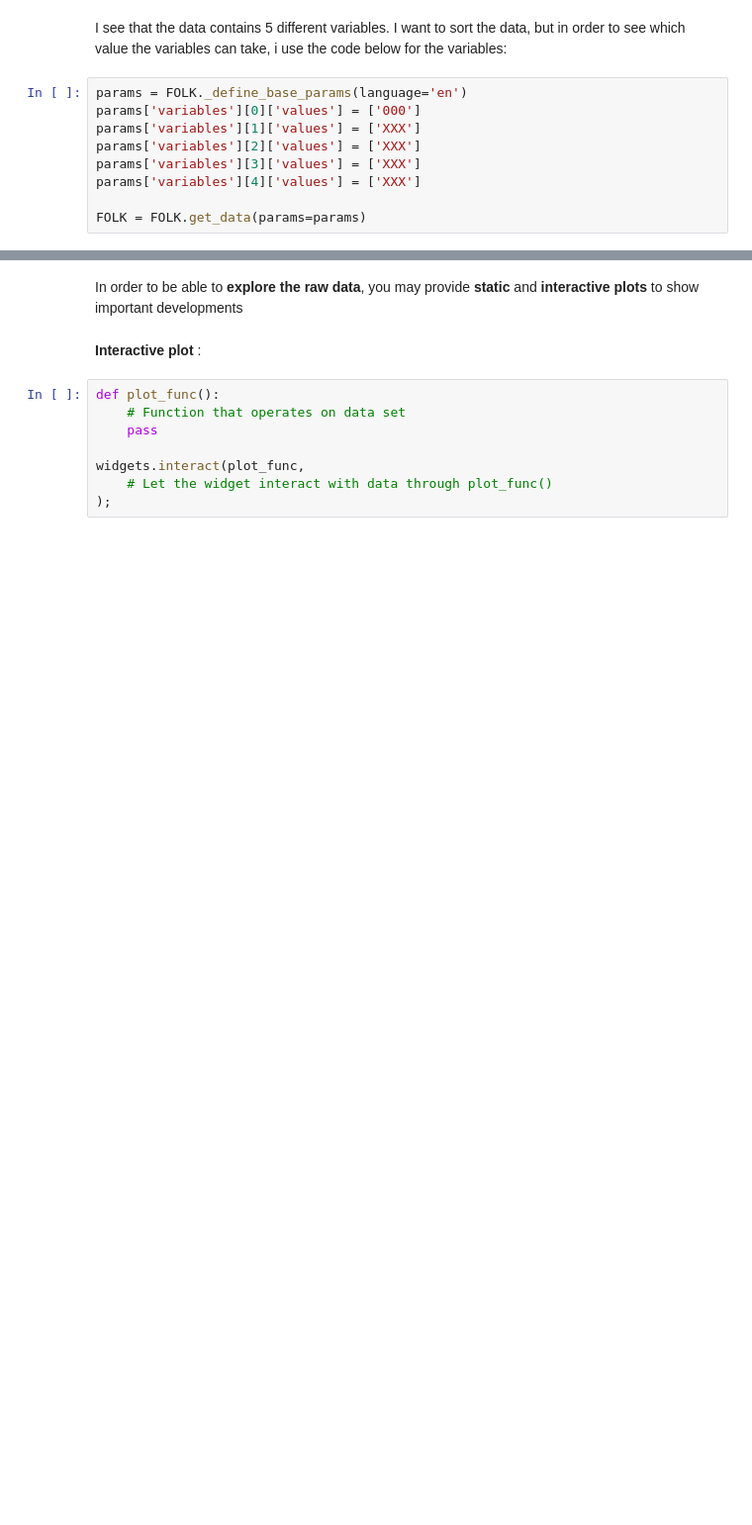
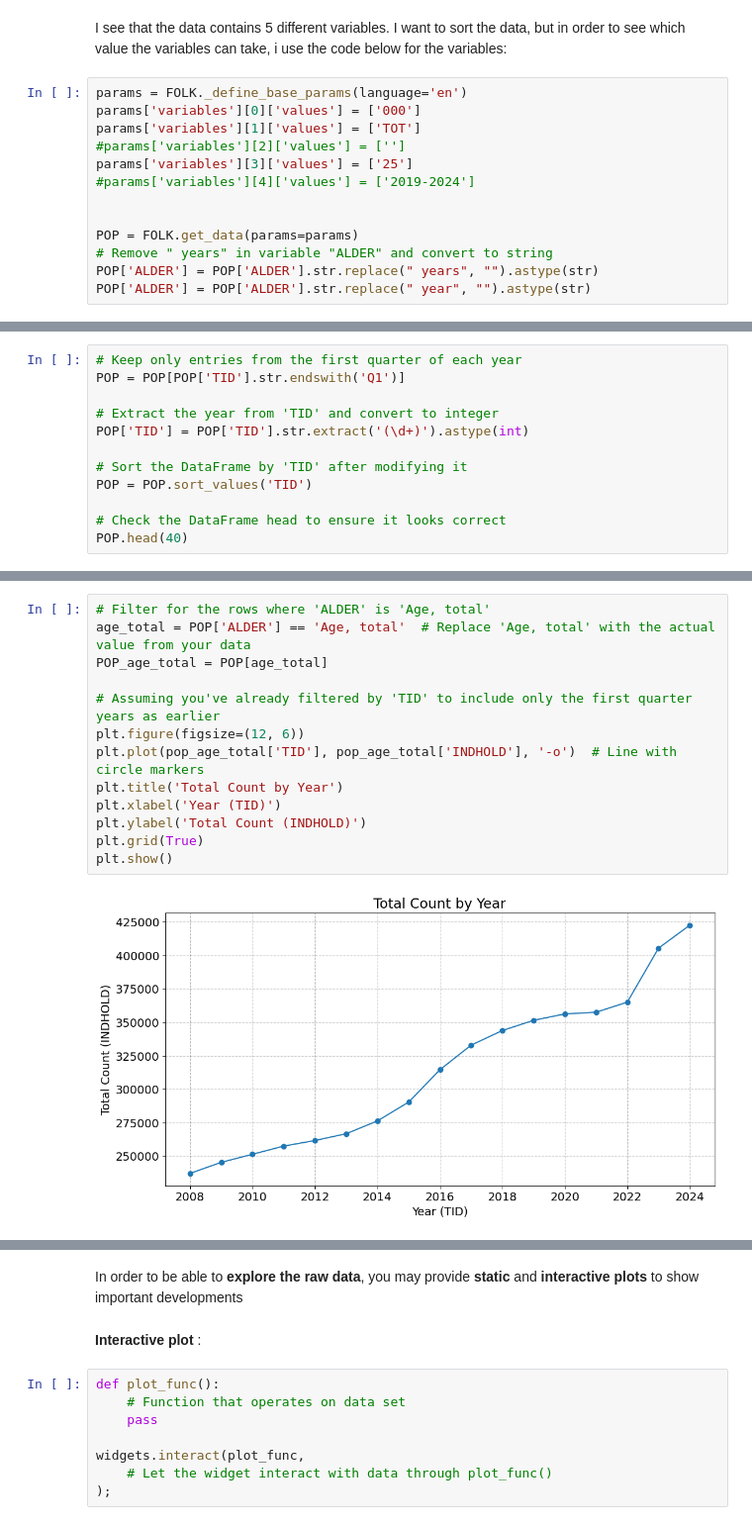
Before and after one commit to NumEconCopenhagen/projects-2024-team-westenholz, a Jupyter notebook: dataproject/dataproject.ipynb, the cells around one changed output, grey strips where cells are left out. Shown: that part at 99% size. Cells and saved outputs as stored; diff of their text form; blank space fills up the shorter version.

```diff
--- a/dataproject/dataproject.ipynb
+++ b/dataproject/dataproject.ipynb
@@ -112,9 +119,13 @@ I see that the data contains 5 different variables. I want to sort the data, but
 # %%
 params = FOLK._define_base_params(language='en')
 params['variables'][0]['values'] = ['000']
-params['variables'][1]['values'] = ['XXX']
-params['variables'][2]['values'] = ['XXX']
-params['variables'][3]['values'] = ['XXX']
-params['variables'][4]['values'] = ['XXX']
+params['variables'][1]['values'] = ['TOT']
+#params['variables'][2]['values'] = ['']
+params['variables'][3]['values'] = ['25']
+#params['variables'][4]['values'] = ['2019-2024']
 
-FOLK = FOLK.get_data(params=params)
+
+POP = FOLK.get_data(params=params)
+# Remove " years" in variable "ALDER" and convert to string
+POP['ALDER'] = POP['ALDER'].str.replace(" years", "").astype(str)
+POP['ALDER'] = POP['ALDER'].str.replace(" year", "").astype(str)
@@ -122,0 +132,12 @@ AttributeError: 'DataFrame' object has no attribute '_define_base_params'
+# %%
+# Keep only entries from the first quarter of each year
+POP = POP[POP['TID'].str.endswith('Q1')]
+
+# Extract the year from 'TID' and convert to integer
+POP['TID'] = POP['TID'].str.extract('(\d+)').astype(int)
+
+# Sort the DataFrame by 'TID' after modifying it
+POP = POP.sort_values('TID')
+
+# Check the DataFrame head to ensure it looks correct
+POP.head(40)
@@ -132,0 +225,15 @@ AttributeError: 'DataFrame' object has no attribute '_define_base_params'
+# %%
+# Filter for the rows where 'ALDER' is 'Age, total'
+age_total = POP['ALDER'] == 'Age, total'  # Replace 'Age, total' with the actual value from your data
+POP_age_total = POP[age_total]
+
+# Assuming you've already filtered by 'TID' to include only the first quarter years as earlier
+plt.figure(figsize=(12, 6))
+plt.plot(pop_age_total['TID'], pop_age_total['INDHOLD'], '-o')  # Line with circle markers
+plt.title('Total Count by Year')
+plt.xlabel('Year (TID)')
+plt.ylabel('Total Count (INDHOLD)')
+plt.grid(True)
+plt.show()
+# %% [output]
+[figure, added]
```
Also changed, not shown: parts of 24 cells of this notebook, 3 other files.
